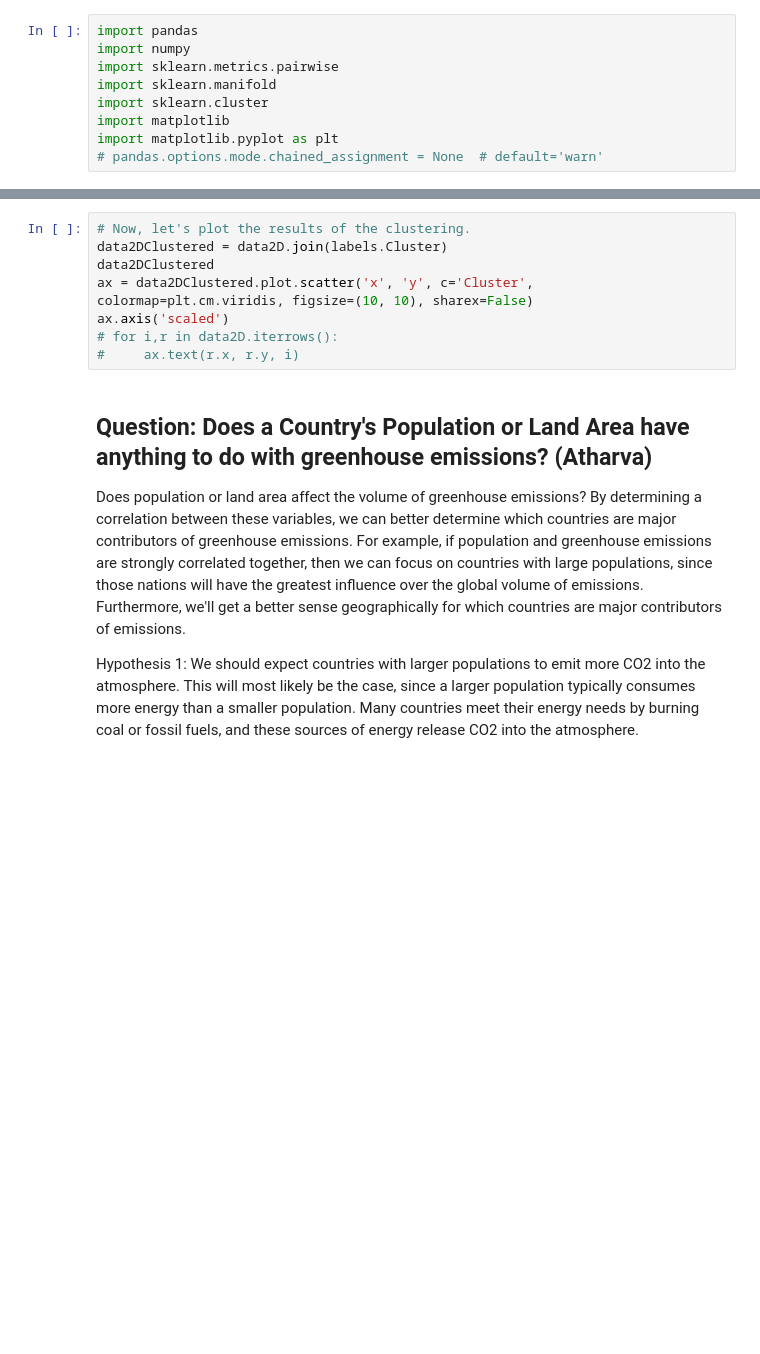
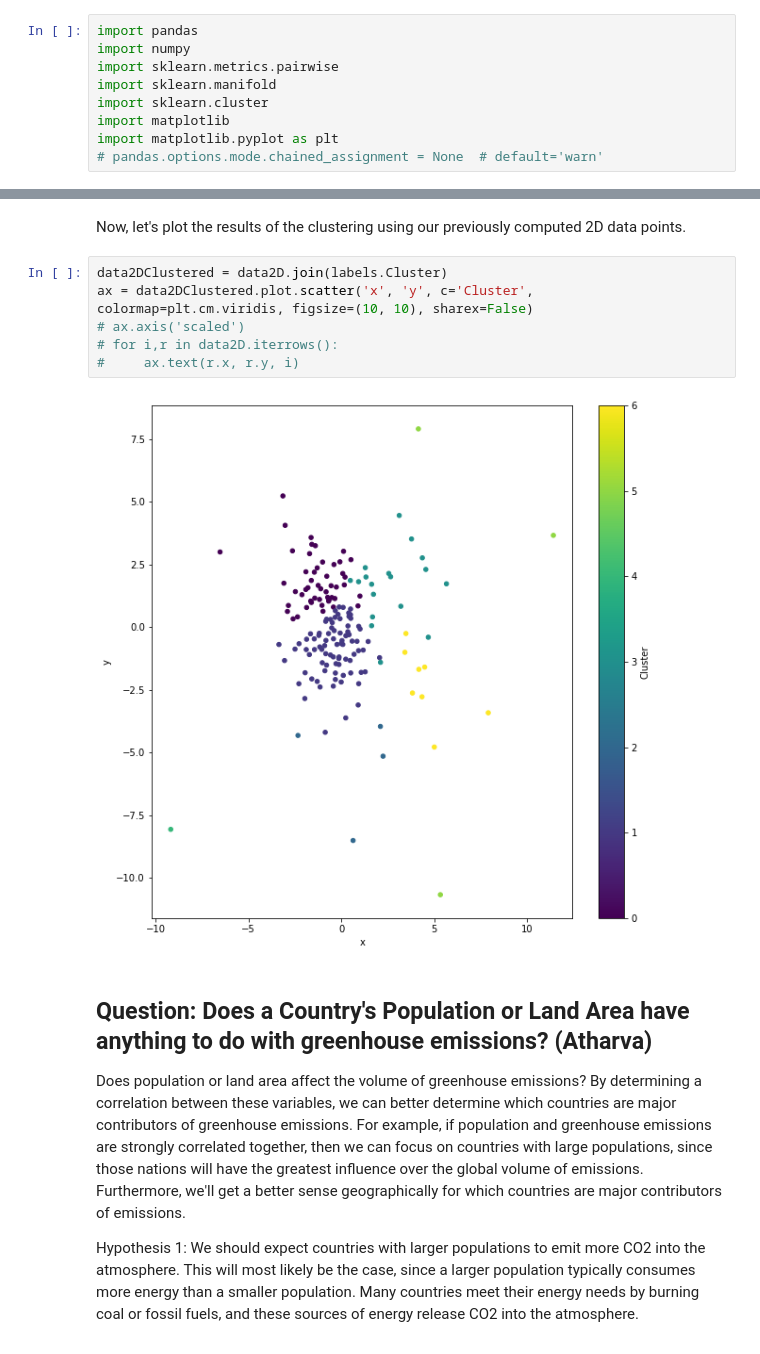
Before and after one commit to melotic/cs3654-project, a Jupyter notebook: Project3.ipynb, the cells around one changed output, grey strips where cells are left out. Saved outputs shown, nothing was run; the diff lists cells and outputs as text; blank space fills up the shorter version.

```diff
--- a/Project3.ipynb
+++ b/Project3.ipynb
@@ -277,11 +402,13 @@ labels
+# %% [markdown]
+Now, let's plot the results of the clustering using our previously computed 2D data points.
 # %%
-# Now, let's plot the results of the clustering.
 data2DClustered = data2D.join(labels.Cluster)
-data2DClustered
 ax = data2DClustered.plot.scatter('x', 'y', c='Cluster', colormap=plt.cm.viridis, figsize=(10, 10), sharex=False)
-ax.axis('scaled')
+# ax.axis('scaled')
 # for i,r in data2D.iterrows():
 #     ax.text(r.x, r.y, i)
+# %% [output]
+[figure, added]
 # %% [markdown]
 ## Question: Does a Country's Population or Land Area have anything to do with greenhouse emissions? (Atharva)
 
```
Also changed, not shown: parts of 141 cells of this notebook.
